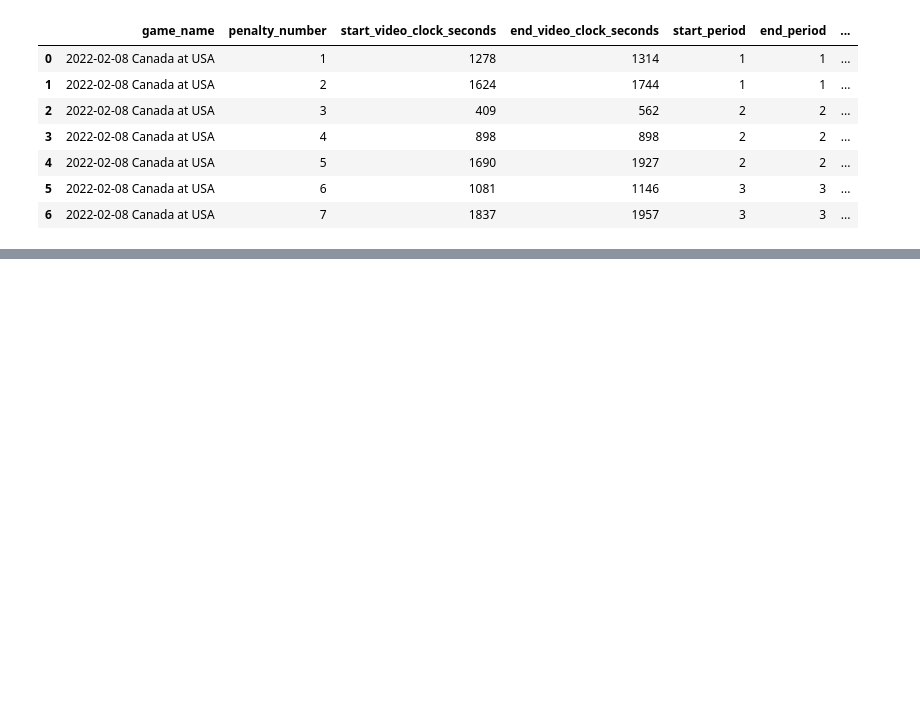
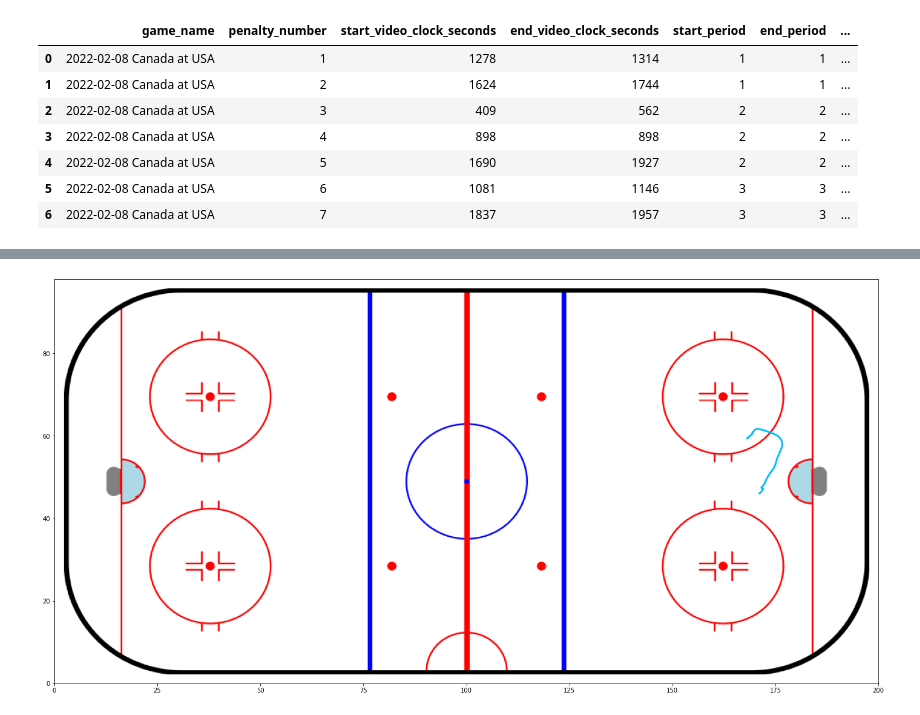
Before and after one commit to cerickson30/Big-Data-Cup-2022, a Jupyter notebook: code/EDA.ipynb, the cells around one changed output, grey strips where cells are left out. Drawn from its saved outputs; the diff is of its cells as text; code cells hidden in the pictures; blank space fills up the shorter version.

Commit message:
plotted skating trail on rink

```diff
--- a/code/EDA.ipynb
+++ b/code/EDA.ipynb
@@ -124,0 +212,26 @@ get_power_play_events(game_pbp, 1)
+# %%
+def plot_player_trail(tracking_df, tracking_id):
+    curve = tracking_df.loc[tracking_df.track_id == tracking_id]
+    player = ' '.join([curve.team_name.iloc[0], str(curve.jersey_number.iloc[0])])
+
+    # return curve.plot('x_ft', 'y_ft', label=player)
+
+    plt.rcParams['figure.figsize'] = (20, 9.8)
+    plt.rcParams['figure.autolayout'] = True
+    fig, ax = plt.subplots()
+    im = plt.imread('../TrackingData/iihf-rink.png')
+    im = ax.imshow(im, extent=[0, 200, 0, 98])
+
+    if curve.team_id.iloc[0] == 'Dark':
+        team_color = 'dimgray'
+    elif curve.team_id.iloc[0] == 'Light':
+        team_color = 'deepskyblue'
+
+    ax.plot(curve.x_ft, curve.y_ft, linewidth=3, color=team_color)
+
+    plt.show()
+
+
+plot_player_trail(tracking_df, 1)
+# %% [output]
+[figure, added]
```
Also changed, not shown: parts of 14 cells of this notebook.
